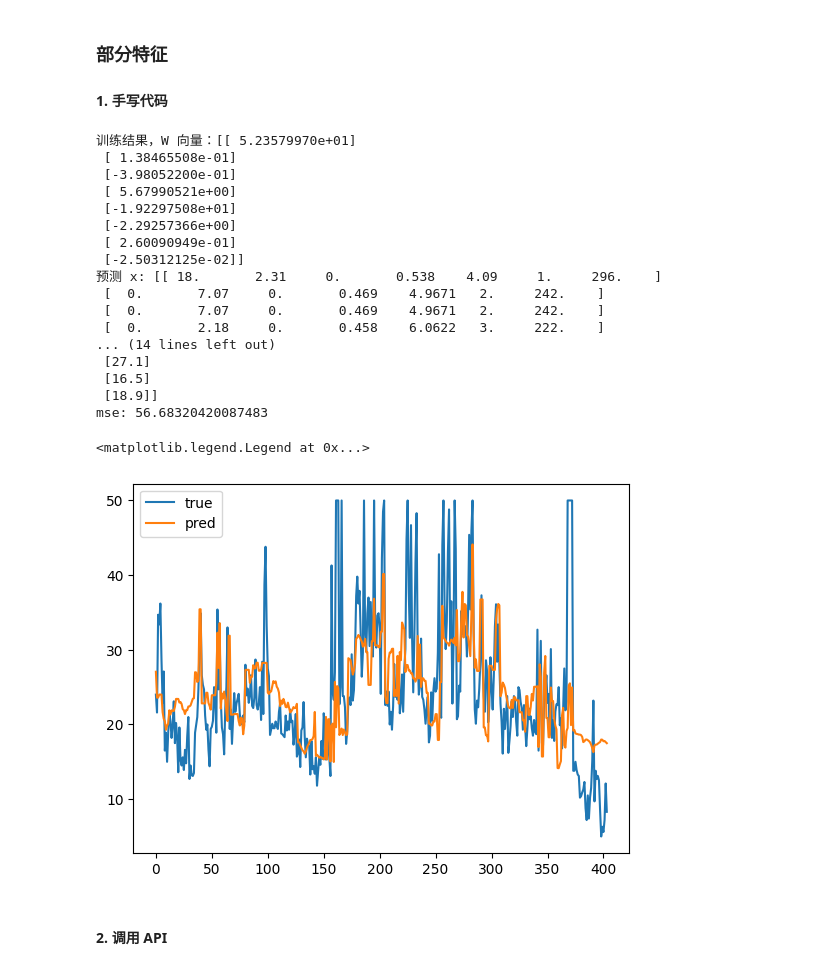
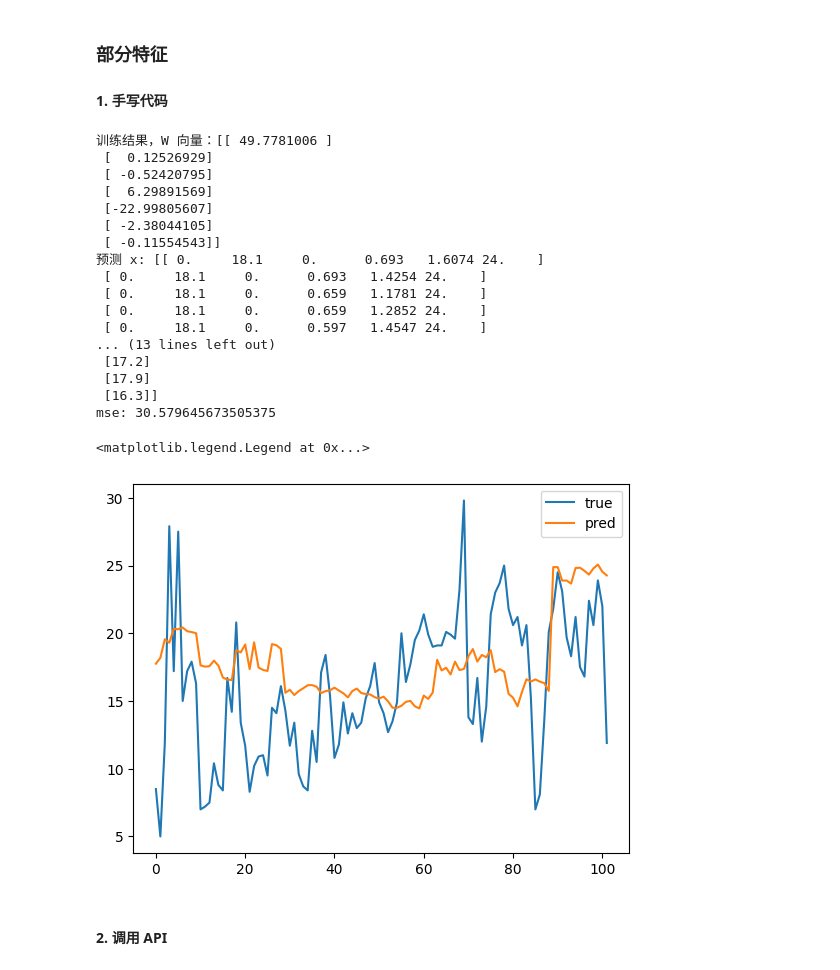
Before and after one commit to AzurIce/MachineLearning-2023, a Jupyter notebook: 实验一 线性模型/实验一 代码及实验报告.ipynb, the cells around one changed output. Drawn from its saved outputs; the diff is of its cells as text; code cells hidden in the pictures.

```diff
--- a/实验一 线性模型/实验一 代码及实验报告.ipynb
+++ b/实验一 线性模型/实验一 代码及实验报告.ipynb
@@ -169,55 +180,54 @@ train_data = df[:math.floor(l * 0.8)]
 test_data = df[math.floor(l * 0.8):]
 
 # 训练集 y 和 x
 train_y = np.array(train_data[['price']])
 train_x = np.array(
-    train_data[['ZN', 'INDUS', 'CHAS', 'NOX', 'DIS', 'RAD', 'TAX']])
+    train_data[['ZN', 'INDUS', 'CHAS', 'NOX', 'DIS', 'RAD']])
 n = len(train_y)
 
 # 测试集 y 和 x
-test_y = np.array(train_data[['price']])
+test_y = np.array(test_data[['price']])
 test_x = np.array(
-    train_data[['ZN', 'INDUS', 'CHAS', 'NOX', 'DIS', 'RAD', 'TAX']])
+    test_data[['ZN', 'INDUS', 'CHAS', 'NOX', 'DIS', 'RAD']])
 
 linear_model = LinearModel()
 
 # 使用训练数据训练模型
 linear_model.train(train_x, train_y)
 print(f'训练结果，W 向量：{linear_model.w}')
 
 # 预测
 pred_y = linear_model.predict(test_x[0:10])
 print(f'预测 x: {test_x[0:10]}，\n预测 y: {pred_y}，\n真实 y:{test_y[0:10]}')
 
 # 评估（计算mse）
 pred_y = linear_model.predict(test_x)
-mse = mean_squared_error(pred_y, test_y)
 print(f'mse: {mean_squared_error(pred_y, test_y)}')
 
 # 画图
 plt.plot([i for i in range(len(test_y))], test_y, label='true')
 plt.plot([i for i in range(len(test_y))], pred_y, label='pred')
 plt.legend()
 # %% [output]
-训练结果，W 向量：[[ 5.23579970e+01]
- [ 1.38465508e-01]
- [-3.98052200e-01]
- [ 5.67990521e+00]
- [-1.92297508e+01]
- [-2.29257366e+00]
- [ 2.60090949e-01]
- [-2.50312125e-02]]
-预测 x: [[ 18.       2.31     0.       0.538    4.09     1.     296.    ]
- [  0.       7.07     0.       0.469    4.9671   2.     242.    ]
- [  0.       7.07     0.       0.469    4.9671   2.     242.    ]
- [  0.       2.18     0.       0.458    6.0622   3.     222.    ]
-... (14 lines left out)
- [27.1]
- [16.5]
- [18.9]]
-mse: 56.68320420087483
+训练结果，W 向量：[[ 49.7781006 ]
+ [  0.12526929]
+ [ -0.52420795]
+ [  6.29891569]
+ [-22.99805607]
+ [ -2.38044105]
+ [ -0.11554543]]
+预测 x: [[ 0.     18.1     0.      0.693   1.6074 24.    ]
+ [ 0.     18.1     0.      0.693   1.4254 24.    ]
+ [ 0.     18.1     0.      0.659   1.1781 24.    ]
+ [ 0.     18.1     0.      0.659   1.2852 24.    ]
+ [ 0.     18.1     0.      0.597   1.4547 24.    ]
+... (13 lines left out)
+ [17.2]
+ [17.9]
+ [16.3]]
+mse: 30.579645673505375
 <matplotlib.legend.Legend at 0x...>
-[figure, old version]
+[figure, new version]
 # %% [markdown]
 #### 2. 调用 API
 # %%
```
Also changed, not shown: parts of 9 cells of this notebook.
